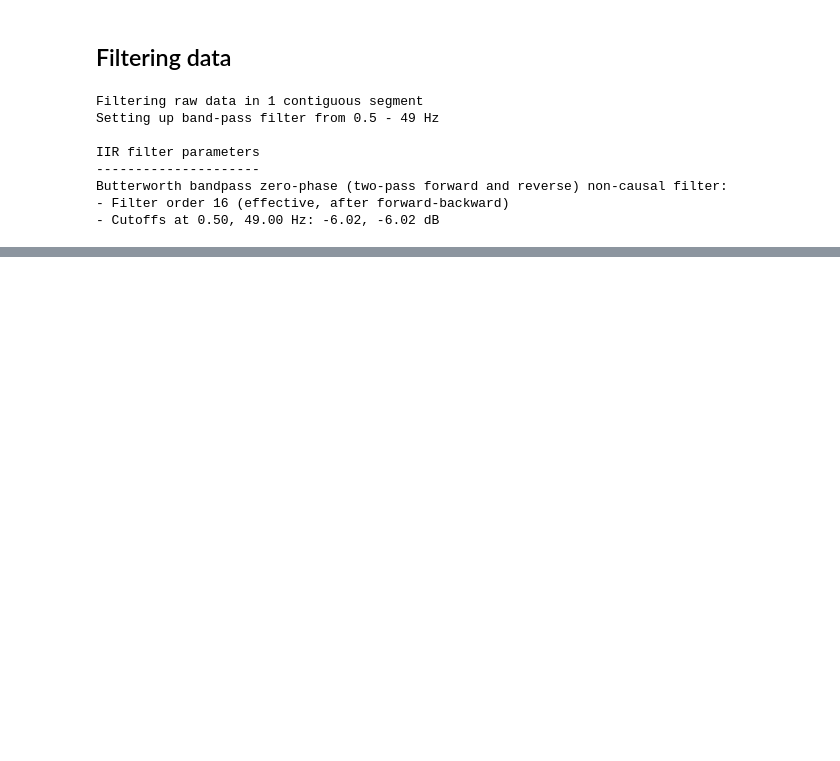
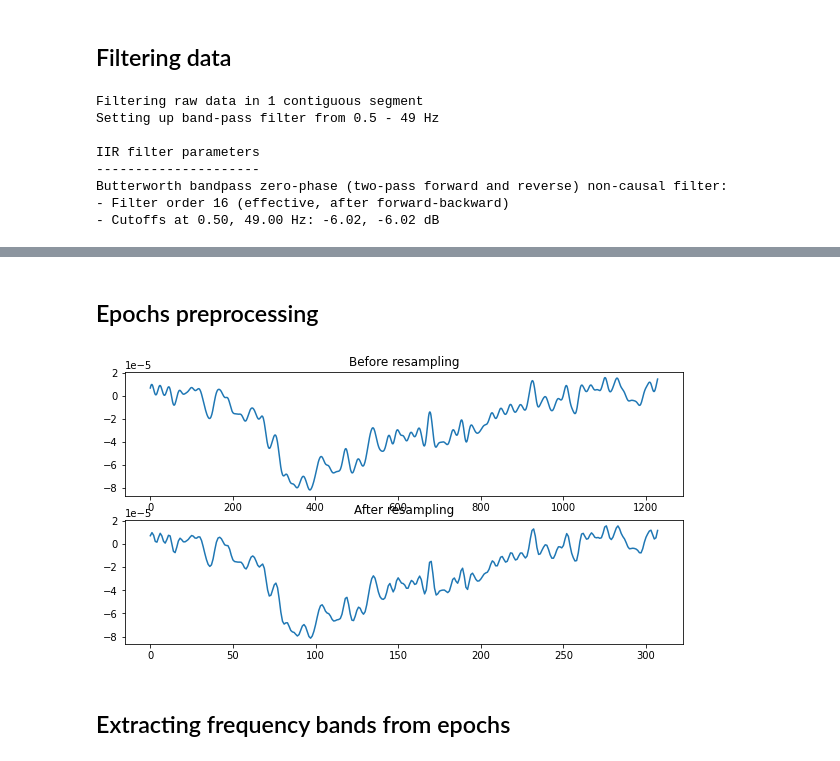
Before and after one commit to Przepioreczka/licencjat, a Jupyter notebook: Checking_preprocessing.ipynb, the cells around one changed output, grey strips where cells are left out. Saved outputs shown, nothing was run; the diff lists cells and outputs as text; code cells hidden in the pictures; blank space fills up the shorter version.

Commit message:
add more preprocessing

```diff
--- a/Checking_preprocessing.ipynb
+++ b/Checking_preprocessing.ipynb
@@ -211,7 +194,7 @@ plt.show()
 # %%
-ch_ind = channels.index(channels_dict[participant][1])
-ch_before_interp = after_filtering[ch_ind,:]
+# ch_ind = channels.index(channels_dict[participant][1])
+# ch_before_interp = after_filtering[ch_ind,:]
 
-file.info['bads'] = channels_dict[participant]
-file.interpolate_bads(reset_bads=False, mode='accurate', origin=[0,0,0])
-ch_after_interp = file.get_data()[ch_ind,:]
+# file.info['bads'] = channels_dict[participant]
+# file.interpolate_bads(reset_bads=False, mode='accurate', origin=[0,0,0])
+# ch_after_interp = file.get_data()[ch_ind,:]
@@ -237,0 +215,33 @@ plt.show()
+# %% [markdown]
+## Epochs preprocessing
+# %%
+ile = len(file.event['latency'])
+EVENTS = np.zeros((ile,3))
+EVENTS[:,0] = file.event['latency']
+EVENTS[:,1] = 0
+EVENTS[:,2] = 1
+# %%
+mne.set_log_level(verbose='CRITICAL')
+epo = mne.Epochs(file, EVENTS.astype(int), metadata = pd.DataFrame(file.event['tag_type']),
+                 tmin= -0.2, tmax=1, preload=True)
+mistakes = np.array([True if i['word_type']!=i['decision'] else False for i in file.event['tag_type']])
+epo.drop(mistakes)
+epo.drop(get_bad_epochs(epo.get_data()))
+epo_befor_resample = epo.get_data()
+epo.resample(256)
+Fs = int(epo.info['sfreq'])
+epo_after_resample = epo.get_data()
+# %%
+plt.figure(figsize = (10,5))
+plt.subplot(2,1,1)
+plt.title('Before resampling')
+plt.plot(epo_befor_resample[0,0,:])
+plt.subplot(2,1,2)
+
+plt.title('After resampling')
+plt.plot(epo_after_resample[0,0,:])
+plt.show()
+# %% [output]
+[figure, added]
+# %% [markdown]
+## Extracting frequency bands from epochs
```
Also changed, not shown: parts of 16 cells of this notebook.
